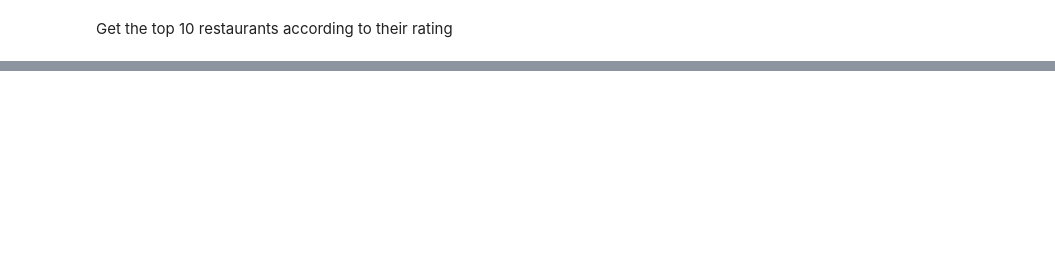
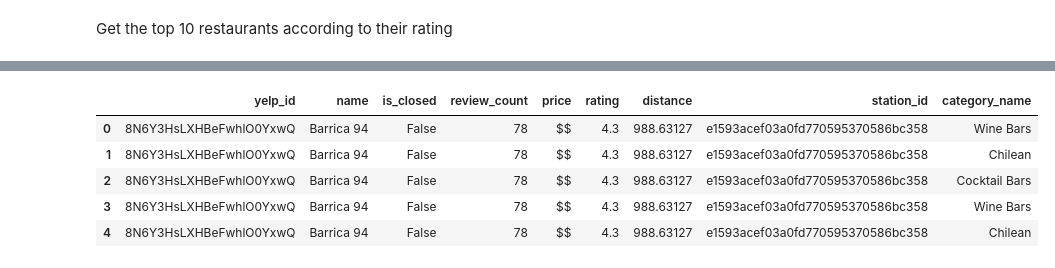
Before and after one commit to harnettd/stat-modelling-with-python, a Jupyter notebook: notebooks/yelp_foursquare_EDA.ipynb, the cells around one changed output, grey strips where cells are left out. Saved outputs shown, nothing was run; the diff lists cells and outputs as text; code cells hidden in the pictures; blank space fills up the shorter version.

Commit message:
answer foursquare/yelp comparison questions

```diff
--- a/notebooks/yelp_foursquare_EDA.ipynb
+++ b/notebooks/yelp_foursquare_EDA.ipynb
@@ -569,2 +571,14 @@ Which API provided you with more complete data? Provide an explanation.
 # %% [markdown]
 Get the top 10 restaurants according to their rating
+# %%
+dirname = '../data/'
+# %%
+basename = 'yelp_places.csv'
+filename = dirname + basename
+
+yelp_places_df = pd.read_csv(filename, sep=',', index_col=False)
+# %%
+basename = 'yelp_categories.csv'
+filename = dirname + basename
+
+yelp_categories_df = pd.read_csv(filename, sep=',', index_col=False)
@@ -570,0 +603,12 @@ Get the top 10 restaurants according to their rating
+# %%
+df = pd.merge(yelp_places_df, yelp_categories_df, how='inner',
+              on='yelp_id')
+# %%
+df.head()
+# %% [output]
+|  | yelp_id | name | is_closed | review_count | price | rating | distance | station_id | category_name |
+| 0 | 8N6Y3HsLXHBeFwhlO0YxwQ | Barrica 94 | False | 78 | $$ | 4.3 | 988.63127 | e1593acef03a0fd770595370586bc358 | Wine Bars |
+| 1 | 8N6Y3HsLXHBeFwhlO0YxwQ | Barrica 94 | False | 78 | $$ | 4.3 | 988.63127 | e1593acef03a0fd770595370586bc358 | Chilean |
+| 2 | 8N6Y3HsLXHBeFwhlO0YxwQ | Barrica 94 | False | 78 | $$ | 4.3 | 988.63127 | e1593acef03a0fd770595370586bc358 | Cocktail Bars |
+| 3 | 8N6Y3HsLXHBeFwhlO0YxwQ | Barrica 94 | False | 78 | $$ | 4.3 | 988.63127 | e1593acef03a0fd770595370586bc358 | Wine Bars |
+| 4 | 8N6Y3HsLXHBeFwhlO0YxwQ | Barrica 94 | False | 78 | $$ | 4.3 | 988.63127 | e1593acef03a0fd770595370586bc358 | Chilean |
```
Also changed, not shown: parts of 5 cells of this notebook.
